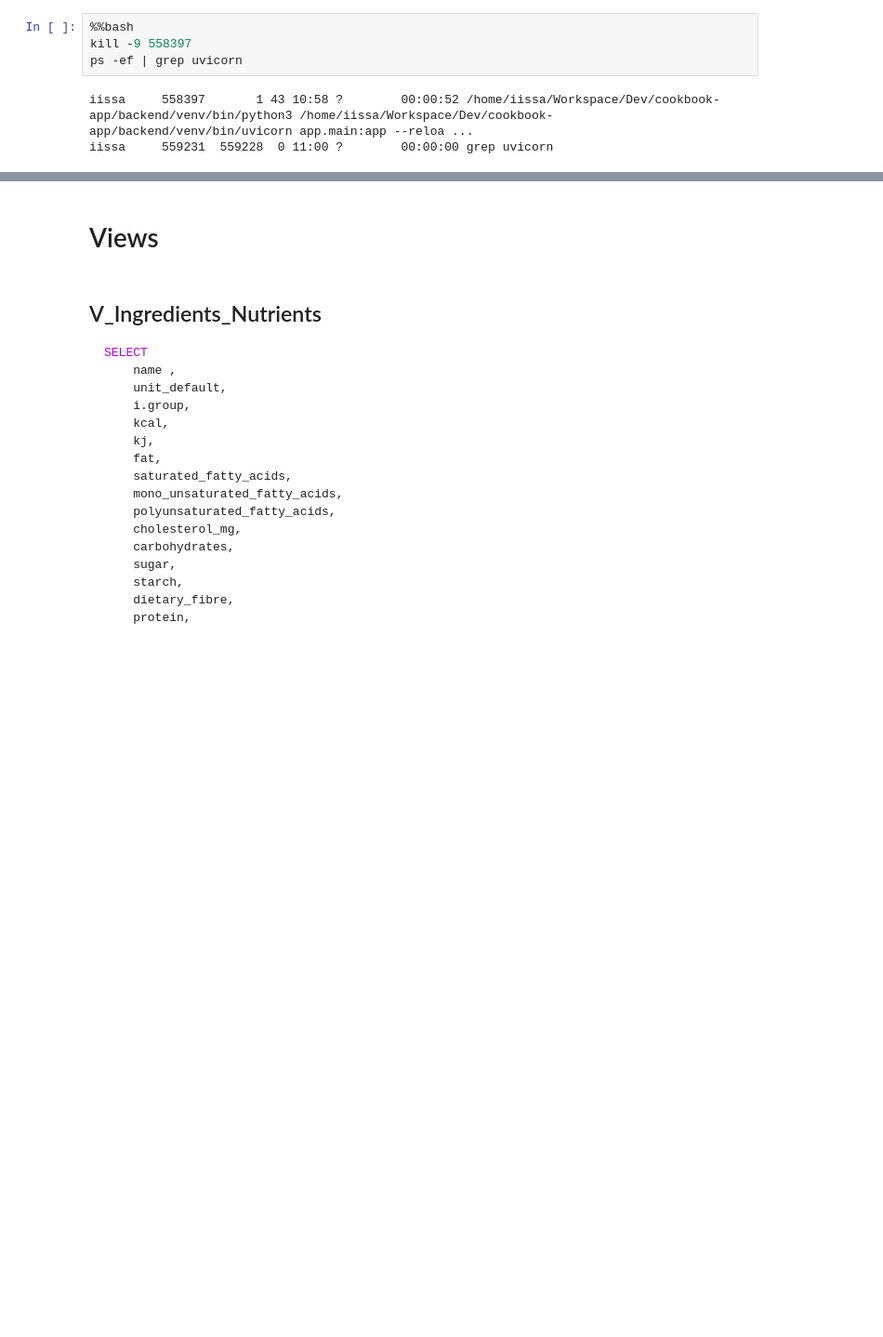
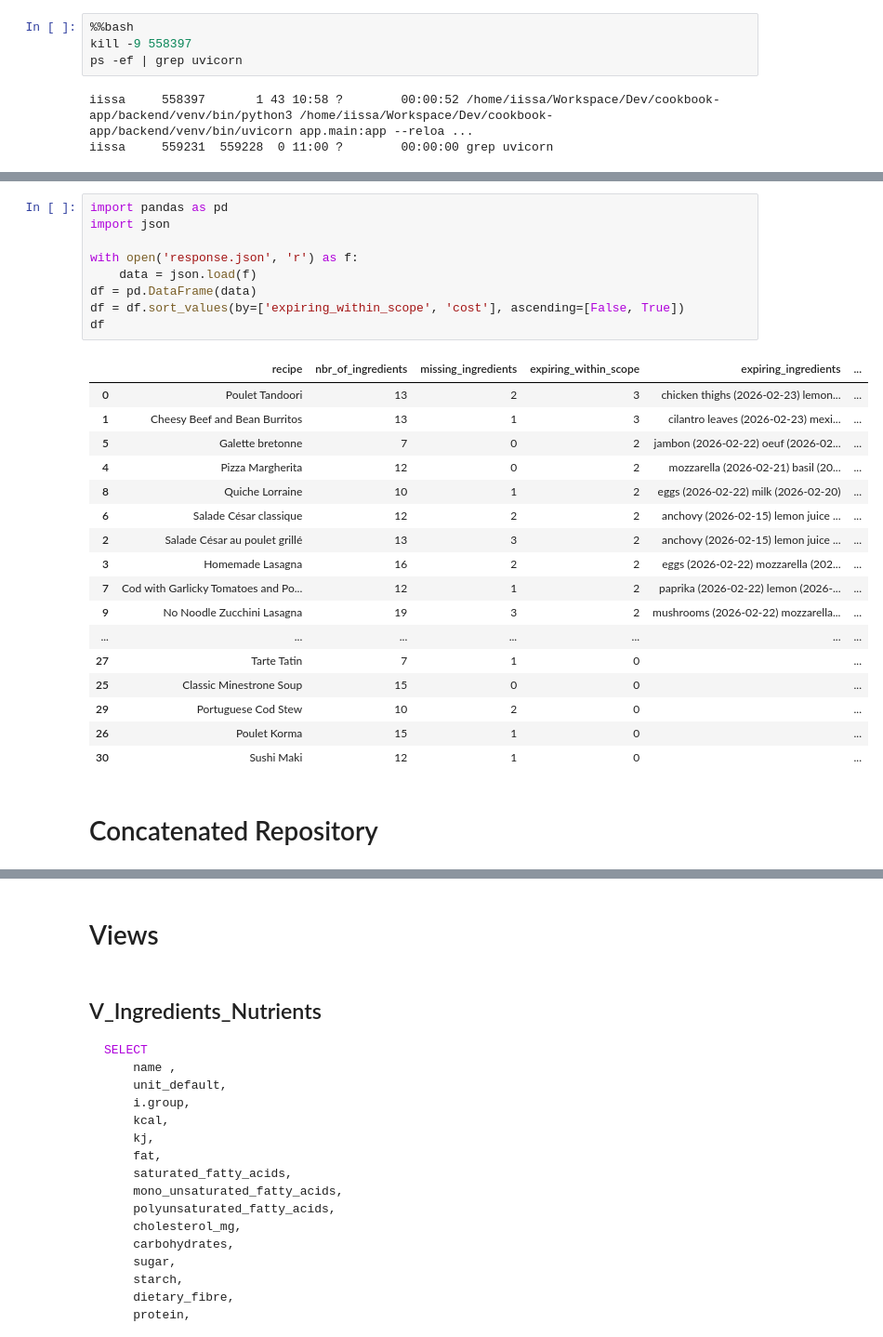
Before and after one commit to iissa-bazz/cookbook-app, a Jupyter notebook: Demo.ipynb, the cells around one changed output, grey strips where cells are left out. Shown at 93% size. Cells and saved outputs as stored; diff of their text form; blank space fills up the shorter version.

```diff
--- a/Demo.ipynb
+++ b/Demo.ipynb
@@ -80,0 +141,29 @@ iissa     559231  559228  0 11:00 ?        00:00:00 grep uvicorn
+# %%
+import pandas as pd
+import json
+
+with open('response.json', 'r') as f:
+    data = json.load(f)
+df = pd.DataFrame(data)
+df = df.sort_values(by=['expiring_within_scope', 'cost'], ascending=[False, True])
+df
+# %% [output]
+|  | recipe | nbr_of_ingredients | missing_ingredients | expiring_within_scope | expiring_ingredients | ... |
+| 0 | Poulet Tandoori | 13 | 2 | 3 | chicken thighs (2026-02-23) lemon... | ... |
+| 1 | Cheesy Beef and Bean Burritos | 13 | 1 | 3 | cilantro leaves (2026-02-23) mexi... | ... |
+| 5 | Galette bretonne | 7 | 0 | 2 | jambon (2026-02-22) oeuf (2026-02... | ... |
+| 4 | Pizza Margherita | 12 | 0 | 2 | mozzarella (2026-02-21) basil (20... | ... |
+| 8 | Quiche Lorraine | 10 | 1 | 2 | eggs (2026-02-22) milk (2026-02-20) | ... |
+| 6 | Salade César classique | 12 | 2 | 2 | anchovy (2026-02-15) lemon juice ... | ... |
+| 2 | Salade César au poulet grillé | 13 | 3 | 2 | anchovy (2026-02-15) lemon juice ... | ... |
+| 3 | Homemade Lasagna | 16 | 2 | 2 | eggs (2026-02-22) mozzarella (202... | ... |
+| 7 | Cod with Garlicky Tomatoes and Po... | 12 | 1 | 2 | paprika (2026-02-22) lemon (2026-... | ... |
+| 9 | No Noodle Zucchini Lasagna | 19 | 3 | 2 | mushrooms (2026-02-22) mozzarella... | ... |
+| ... | ... | ... | ... | ... | ... | ... |
+| 27 | Tarte Tatin | 7 | 1 | 0 |  | ... |
+| 25 | Classic Minestrone Soup | 15 | 0 | 0 |  | ... |
+| 29 | Portuguese Cod Stew | 10 | 2 | 0 |  | ... |
+| 26 | Poulet Korma | 15 | 1 | 0 |  | ... |
+| 30 | Sushi Maki | 12 | 1 | 0 |  | ... |
+# %% [markdown]
+# Concatenated Repository
```
Also changed, not shown: parts of 12 cells of this notebook, 3 other files.
